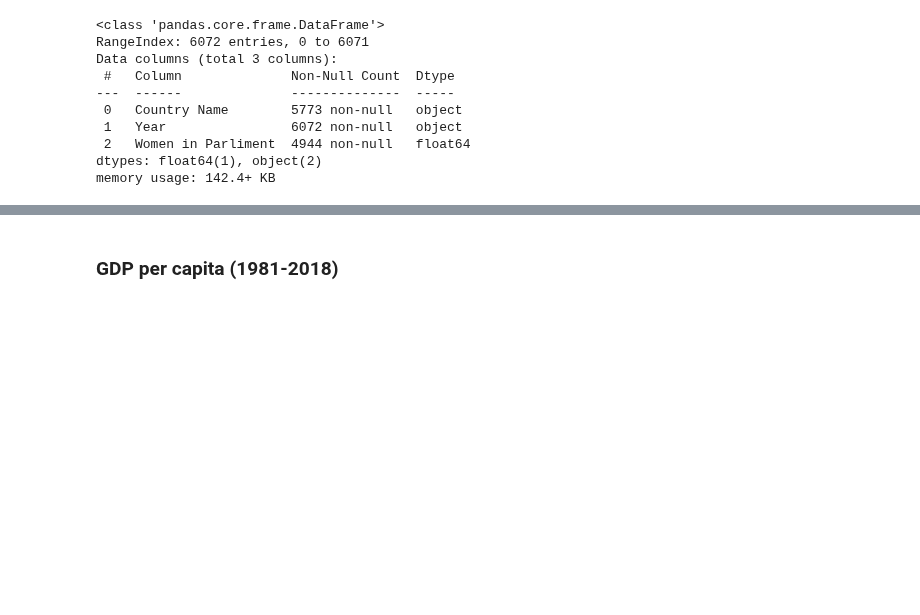
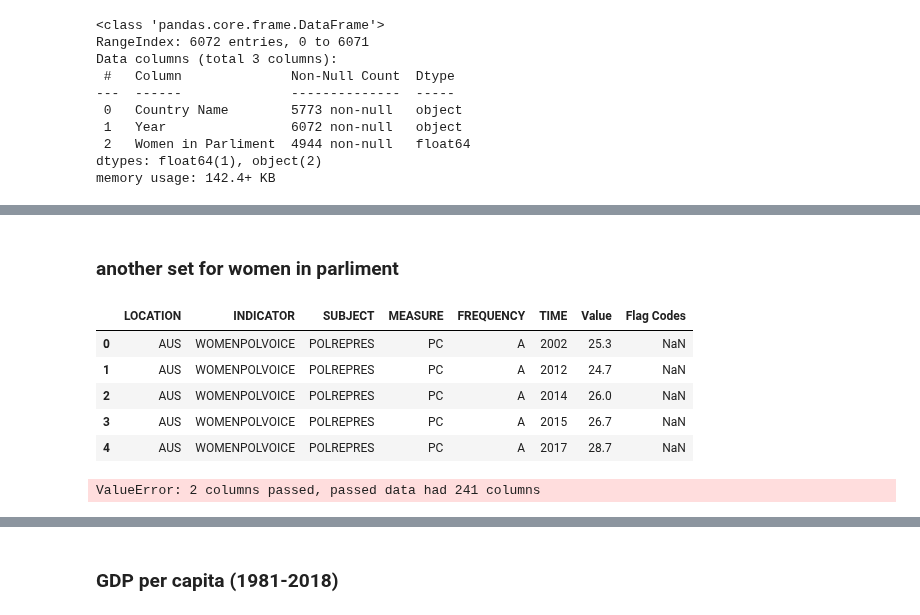
Before and after one commit to ta-data-bcn/Project-Week-8-Final-Project, a Jupyter notebook: your-project/Data Gathering.ipynb, the cells around one changed output, grey strips where cells are left out. Saved outputs shown, nothing was run; the diff lists cells and outputs as text; code cells hidden in the pictures; blank space fills up the shorter version.

```diff
--- a/your-project/Data Gathering.ipynb
+++ b/your-project/Data Gathering.ipynb
@@ -652,0 +862,12 @@ memory usage: 142.4+ KB
+# %% [markdown]
+### another set for women in parliment
+# %%
+female_parlamentaries = pd.read_csv('data//DP_LIVE_23052020174320282.csv')
+female_parlamentaries.head()
+# %% [output]
+|  | LOCATION | INDICATOR | SUBJECT | MEASURE | FREQUENCY | TIME | Value | Flag Codes |
+| 0 | AUS | WOMENPOLVOICE | POLREPRES | PC | A | 2002 | 25.3 | NaN |
+| 1 | AUS | WOMENPOLVOICE | POLREPRES | PC | A | 2012 | 24.7 | NaN |
+| 2 | AUS | WOMENPOLVOICE | POLREPRES | PC | A | 2014 | 26.0 | NaN |
+| 3 | AUS | WOMENPOLVOICE | POLREPRES | PC | A | 2015 | 26.7 | NaN |
+| 4 | AUS | WOMENPOLVOICE | POLREPRES | PC | A | 2017 | 28.7 | NaN |
@@ -652,0 +919,4 @@ memory usage: 142.4+ KB
+# %%
+countries_df = pd.DataFrame(data=[countries_dict.keys(),countries_dict.values()], columns=['Code','Country'])
+# %% [output]
+ValueError: 2 columns passed, passed data had 241 columns
```
Also changed, not shown: parts of 44 cells of this notebook.
